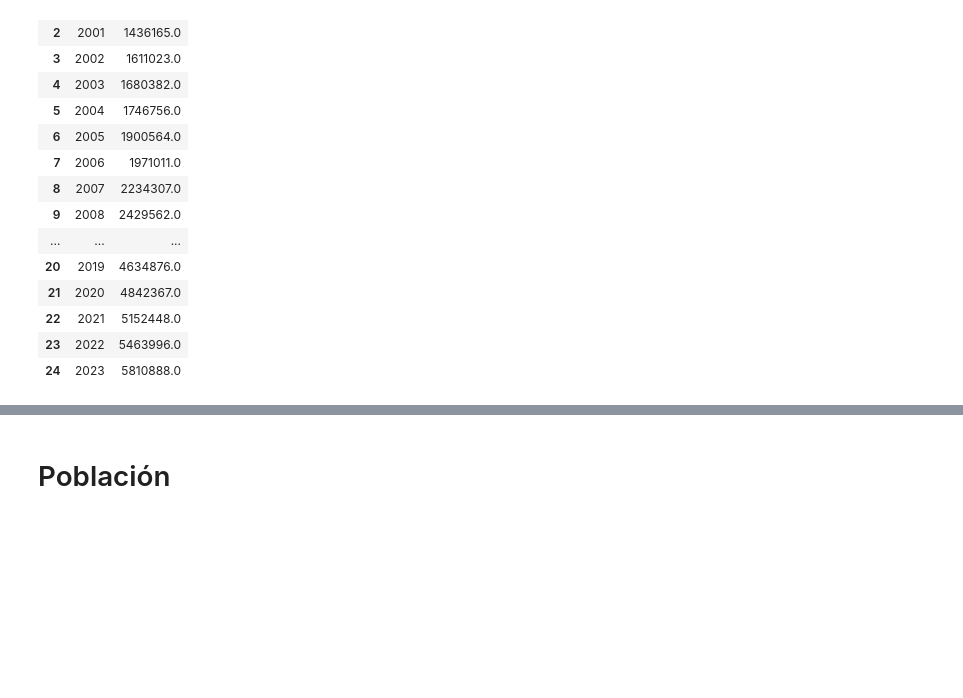
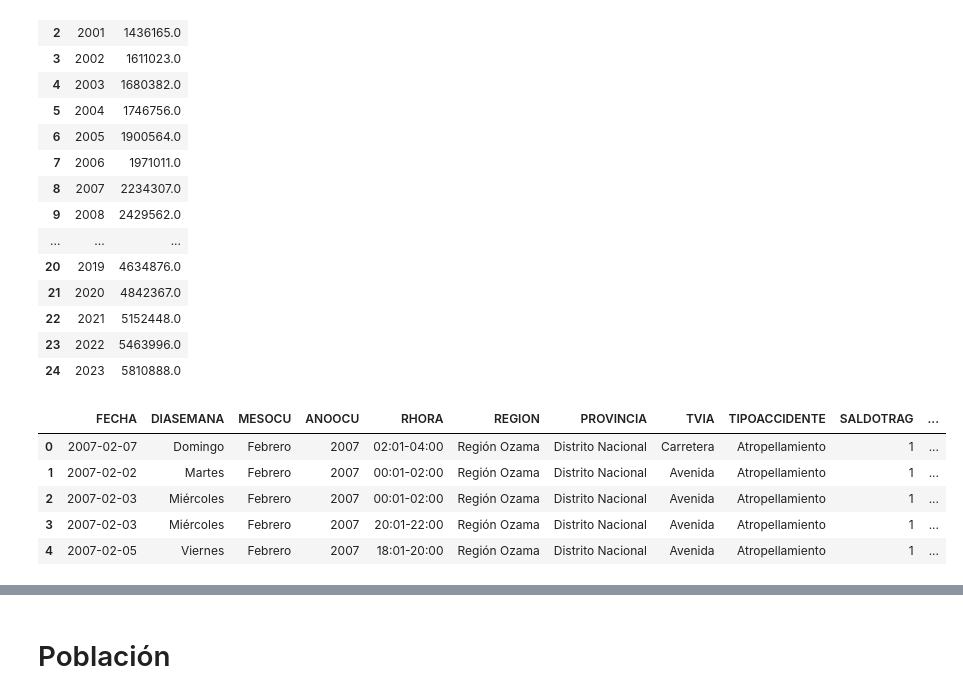
Before and after one commit to ngcarvajall/Accidentes_mortales_RD, a Jupyter notebook: Notebooks/Parque_vehicular.ipynb, the cells around one changed output, grey strips where cells are left out. Cells and saved outputs as stored; diff of their text form; code cells hidden in the pictures; blank space fills up the shorter version.

```diff
--- a/Notebooks/Parque_vehicular.ipynb
+++ b/Notebooks/Parque_vehicular.ipynb
@@ -921,3 +918,12 @@ total_trans
 # %%
 df_accidentes = pd.read_csv('../Datos/datos_accidentes/df_llena.csv', index_col=0)
 df_defunciones = pd.read_csv('../Datos/datos_defunciones/df_llena.csv', index_col=0)
+# %%
+df_accidentes.head()
+# %% [output]
+|  | FECHA | DIASEMANA | MESOCU | ANOOCU | RHORA | REGION | PROVINCIA | TVIA | TIPOACCIDENTE | SALDOTRAG | ... |
+| 0 | 2007-02-07 | Domingo | Febrero | 2007 | 02:01-04:00 | Región Ozama | Distrito Nacional | Carretera | Atropellamiento | 1 | ... |
+| 1 | 2007-02-02 | Martes | Febrero | 2007 | 00:01-02:00 | Región Ozama | Distrito Nacional | Avenida | Atropellamiento | 1 | ... |
+| 2 | 2007-02-03 | Miércoles | Febrero | 2007 | 00:01-02:00 | Región Ozama | Distrito Nacional | Avenida | Atropellamiento | 1 | ... |
+| 3 | 2007-02-03 | Miércoles | Febrero | 2007 | 20:01-22:00 | Región Ozama | Distrito Nacional | Avenida | Atropellamiento | 1 | ... |
+| 4 | 2007-02-05 | Viernes | Febrero | 2007 | 18:01-20:00 | Región Ozama | Distrito Nacional | Avenida | Atropellamiento | 1 | ... |
```
Also changed, not shown: parts of 16 cells of this notebook, 3 other files.
